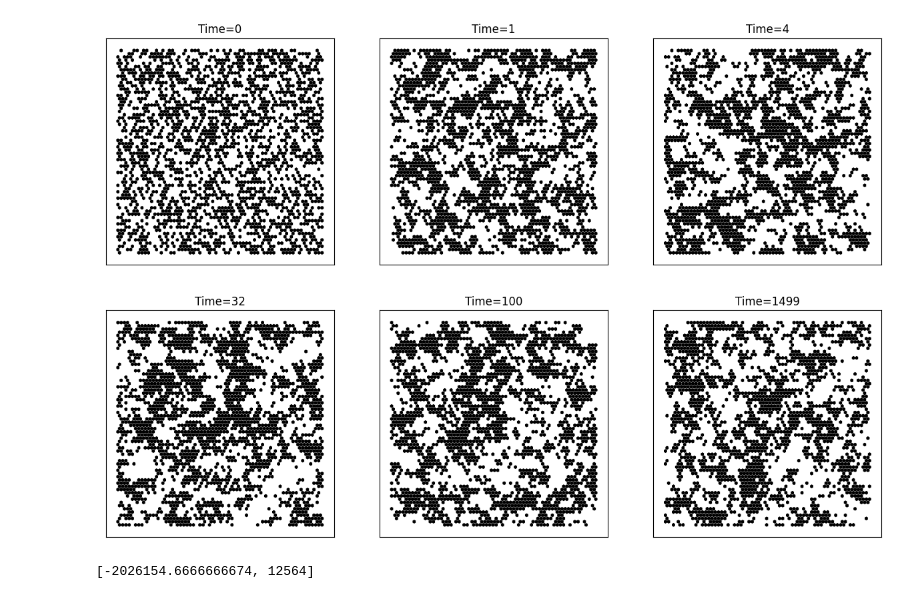
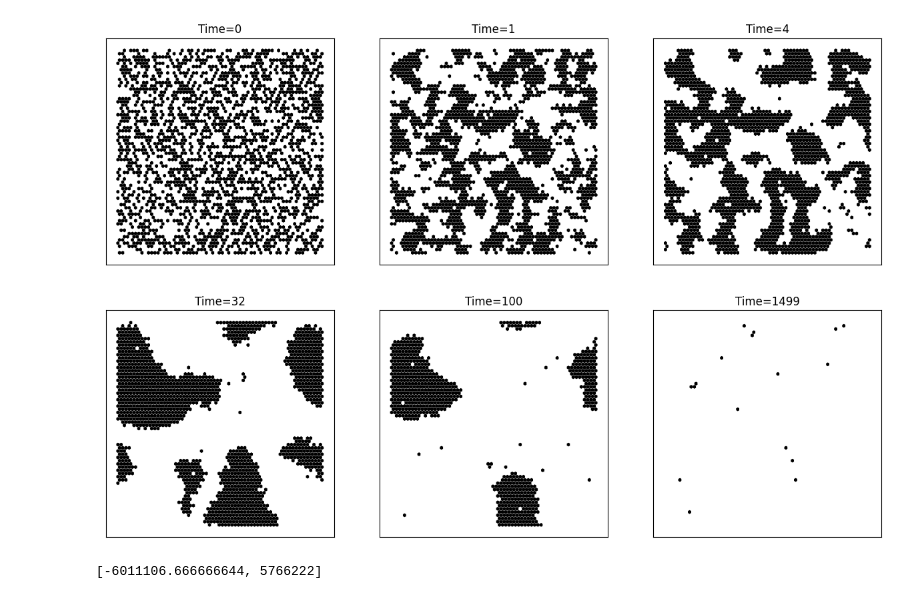
Before and after one commit to HeisenbergK/Computational-Physics, a Jupyter notebook: Ising/Ferro_Hex_Plot.ipynb, the cells around one changed output. Saved outputs shown, nothing was run; the diff lists cells and outputs as text; code cells hidden in the pictures.

```diff
--- a/Ising/Ferro_Hex_Plot.ipynb
+++ b/Ising/Ferro_Hex_Plot.ipynb
@@ -153,9 +3,9 @@ class Ising():
 # %%
-T = 5.0
+T = 2.0
 lattice = 64
 iterations = 1500
-model = Ising(T, lattice, iterations, True)
+model = Ising(T, lattice, iterations, mesh="hex", prop="ferro", plots=True)
 model.simulate()
 # %% [output]
-[figure, old version]
+[figure, new version]
-[-2026154.6666666674, 12564]
+[-6011106.666666644, 5766222]
```
Also changed, not shown: parts of 3 cells of this notebook, 14 other files.
